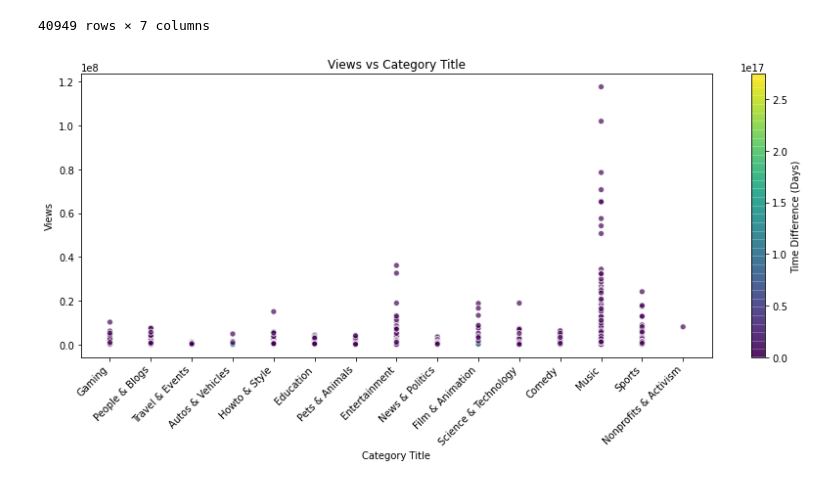
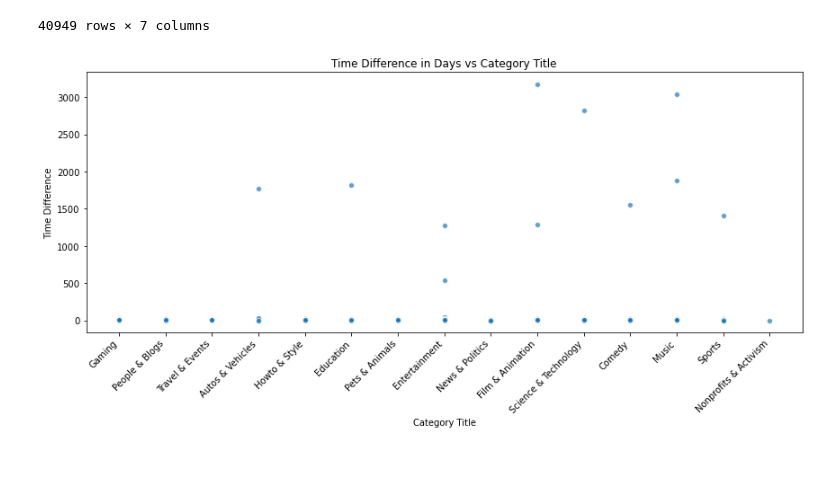
Before and after one commit to DarGo17/youtube, a Jupyter notebook: YouTube Assignmnet.ipynb, the cells around one changed output. Saved outputs shown, nothing was run; the diff lists cells and outputs as text; code cells hidden in the pictures.

Commit message:
Added Scatter Plot

```diff
--- a/YouTube Assignmnet.ipynb
+++ b/YouTube Assignmnet.ipynb
@@ -376,26 +376,26 @@ smaller_df
 40949 rows × 7 columns
 # %%
 # Calculate time difference in days
-smaller_df['time_diff_days'] = (smaller_df['trending_date'] - smaller_df['publish_time'])
+smaller_df['time_diff_days'] = (smaller_df['trending_date'] - smaller_df['publish_time']).dt.days
 
 # Create the scatter plot
 plt.figure(figsize=(12, 6))
 scatter = plt.scatter(
     x=smaller_df['category_title'],
-    y=smaller_df['views'],
-    c=smaller_df['time_diff_days'],
+    y=smaller_df['time_diff_days'],
+    #c=smaller_df['time_diff_days'],
     cmap='viridis',
     alpha=0.7,
     edgecolors='w'
 )
 
 plt.xticks(rotation=45, ha='right')
 plt.xlabel('Category Title')
-plt.ylabel('Views')
-plt.title('Views vs Category Title')
-cbar = plt.colorbar(scatter)
-cbar.set_label('Time Difference (Days)')
+plt.ylabel('Time Difference')
+plt.title('Time Difference in Days vs Category Title')
+#cbar = plt.colorbar(scatter)
+#cbar.set_label('Time Difference (Days)')
 plt.tight_layout()
 plt.show()
 # %% [output]
-[figure, old version]
+[figure, new version]
```
Also changed, not shown: parts of 1 cell of this notebook.
